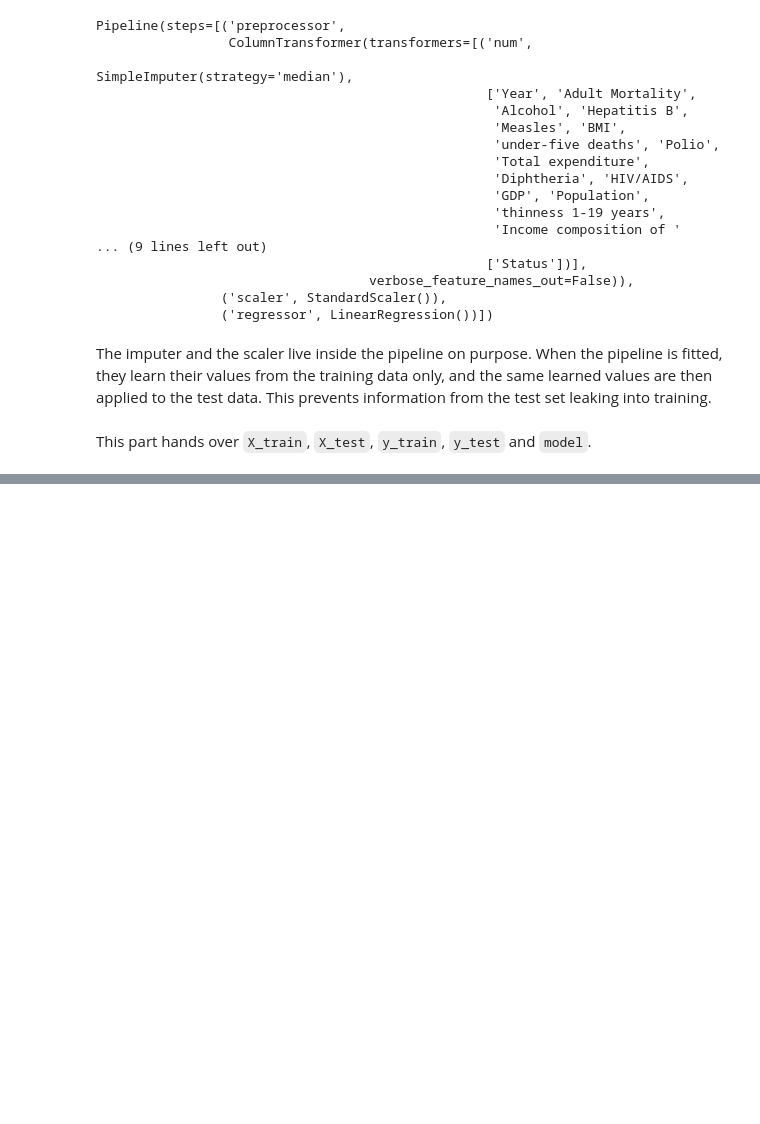
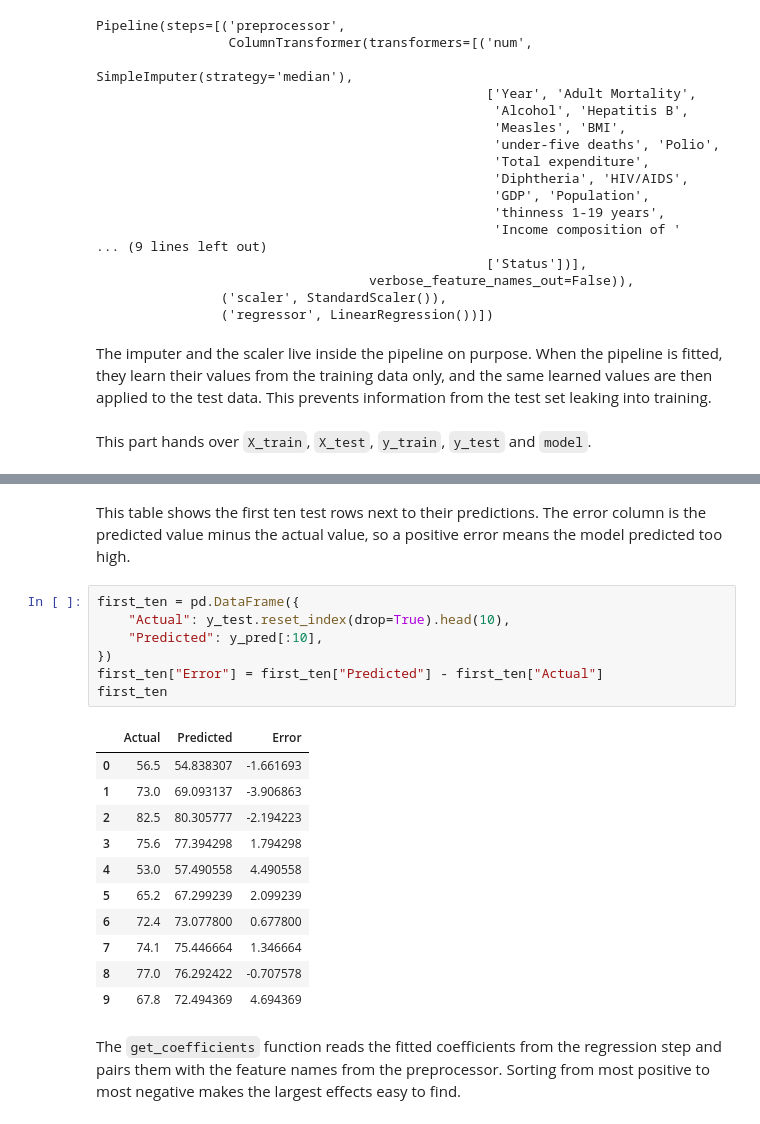
Before and after one commit to aaditverma0/life-expectancy-predictor, a Jupyter notebook: notebooks/main.ipynb, the cells around one changed output, grey strips where cells are left out. Cells and saved outputs as stored; diff of their text form; blank space fills up the shorter version.

```diff
--- a/notebooks/main.ipynb
+++ b/notebooks/main.ipynb
@@ -618,0 +369,23 @@ This part hands over `cv_scores`, `y_pred`, `evaluation_results`, `comparison_df
+# %% [markdown]
+This table shows the first ten test rows next to their predictions. The error column is the predicted value minus the actual value, so a positive error means the model predicted too high.
+# %%
+first_ten = pd.DataFrame({
+    "Actual": y_test.reset_index(drop=True).head(10),
+    "Predicted": y_pred[:10],
+})
+first_ten["Error"] = first_ten["Predicted"] - first_ten["Actual"]
+first_ten
+# %% [output]
+|  | Actual | Predicted | Error |
+| 0 | 56.5 | 54.838307 | -1.661693 |
+| 1 | 73.0 | 69.093137 | -3.906863 |
+| 2 | 82.5 | 80.305777 | -2.194223 |
+| 3 | 75.6 | 77.394298 | 1.794298 |
+| 4 | 53.0 | 57.490558 | 4.490558 |
+| 5 | 65.2 | 67.299239 | 2.099239 |
+| 6 | 72.4 | 73.077800 | 0.677800 |
+| 7 | 74.1 | 75.446664 | 1.346664 |
+| 8 | 77.0 | 76.292422 | -0.707578 |
+| 9 | 67.8 | 72.494369 | 4.694369 |
+# %% [markdown]
+The `get_coefficients` function reads the fitted coefficients from the regression step and pairs them with the feature names from the preprocessor. Sorting from most positive to most negative makes the largest effects easy to find.
```
Also changed, not shown: parts of 46 cells of this notebook.
